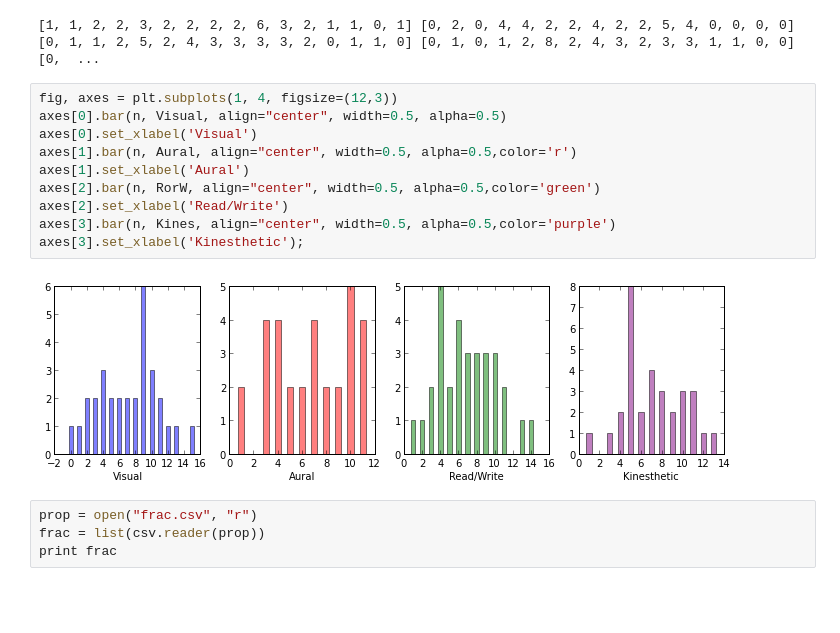
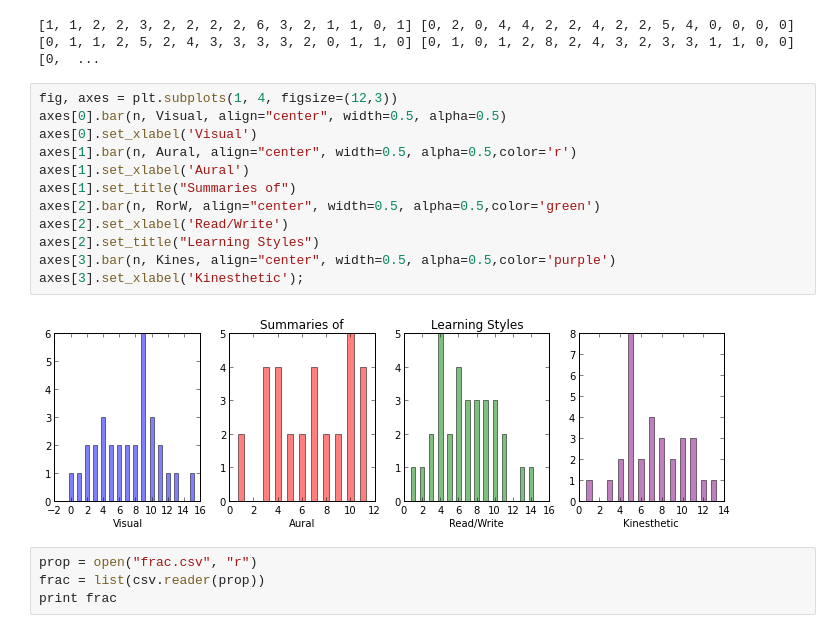
Before and after one commit to SunnySunnia/questionnaire_Group-1, a Jupyter notebook: Visual1.ipynb, the cells around one changed output. Cells and saved outputs as stored; diff of their text form; blank space fills up the shorter version.

```diff
--- a/Visual1.ipynb
+++ b/Visual1.ipynb
@@ -48,15 +48,17 @@ print Visual, Aural, RorW, Kines, n
 # %%
 fig, axes = plt.subplots(1, 4, figsize=(12,3))
 axes[0].bar(n, Visual, align="center", width=0.5, alpha=0.5)
 axes[0].set_xlabel('Visual')
 axes[1].bar(n, Aural, align="center", width=0.5, alpha=0.5,color='r')
 axes[1].set_xlabel('Aural')
+axes[1].set_title("Summaries of")
 axes[2].bar(n, RorW, align="center", width=0.5, alpha=0.5,color='green')
 axes[2].set_xlabel('Read/Write')
+axes[2].set_title("Learning Styles")
 axes[3].bar(n, Kines, align="center", width=0.5, alpha=0.5,color='purple')
 axes[3].set_xlabel('Kinesthetic');
 # %% [output]
-[figure, old version]
+[figure, new version]
 # %%
 prop = open("frac.csv", "r")
 frac = list(csv.reader(prop))
```
Also changed, not shown: parts of 4 cells of this notebook.
